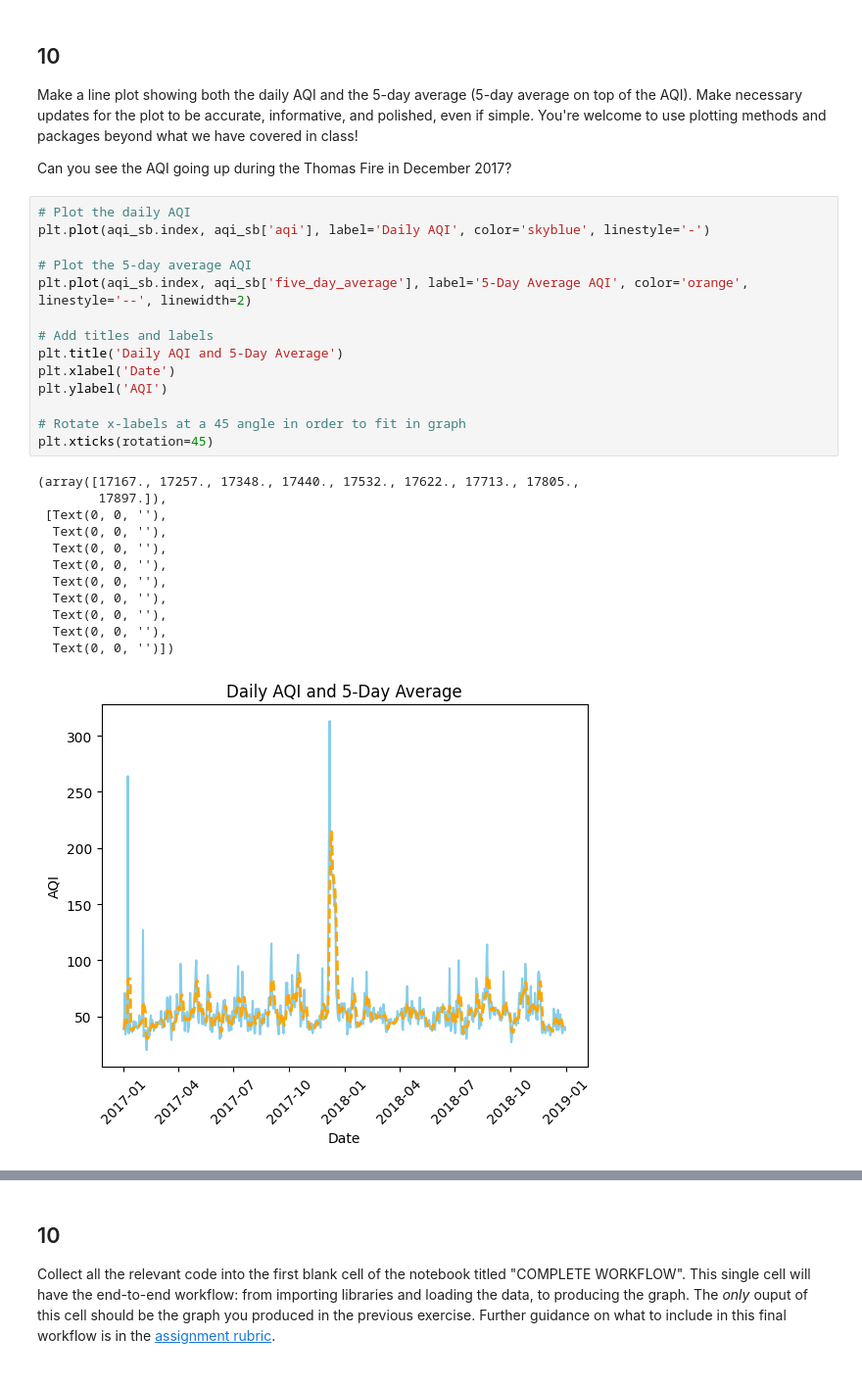
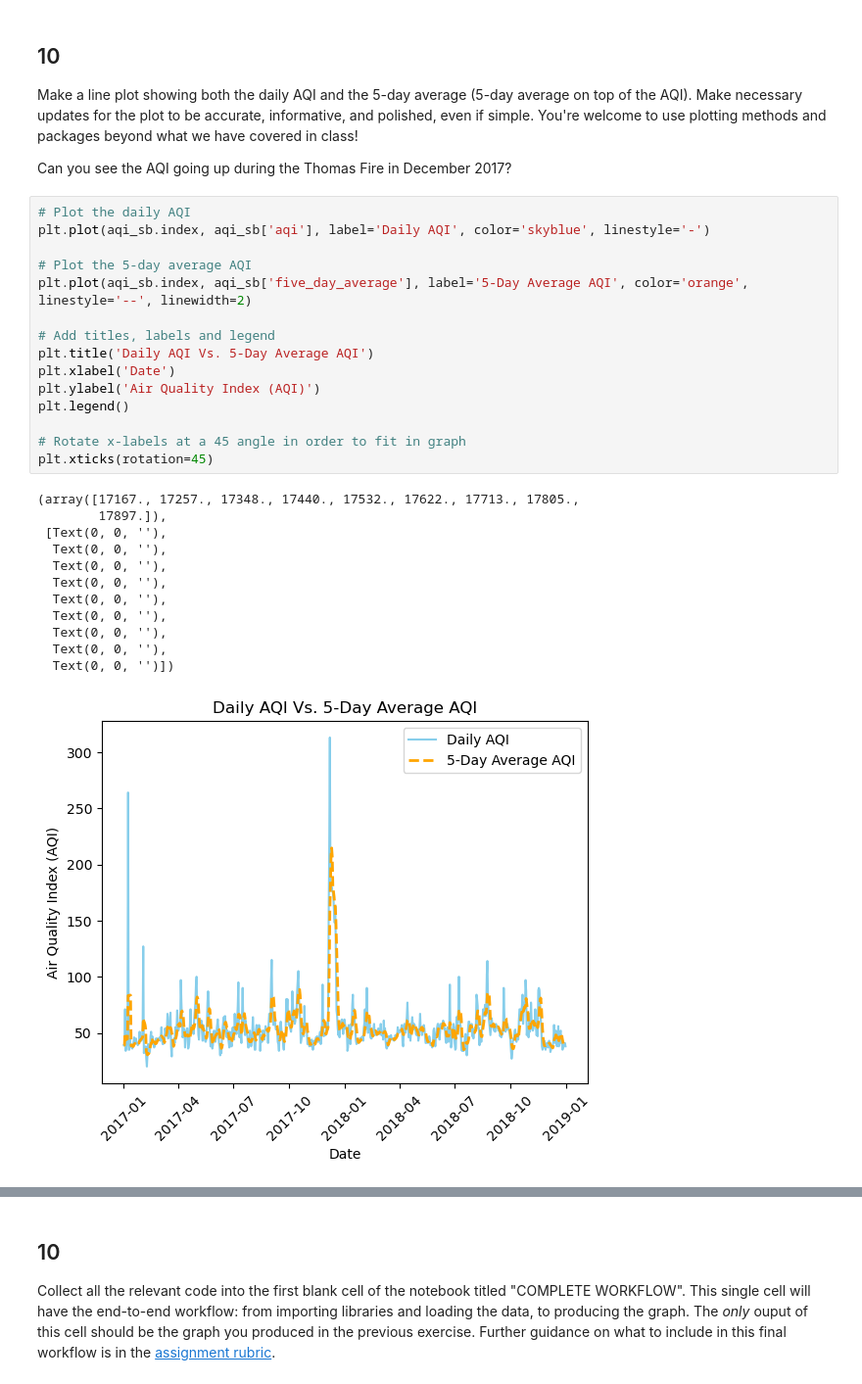
Before and after one commit to kpaya/eds220-hwk2, a Jupyter notebook: hwk2-task3-aqi-Paya.ipynb, the cells around one changed output, grey strips where cells are left out. Shown: that part at 98% size. Saved outputs shown, nothing was run; the diff lists cells and outputs as text.

```diff
--- a/hwk2-task3-aqi-Paya.ipynb
+++ b/hwk2-task3-aqi-Paya.ipynb
@@ -407,27 +527,28 @@ Can you see the AQI going up during the Thomas Fire in December 2017?
 # %%
 # Plot the daily AQI
 plt.plot(aqi_sb.index, aqi_sb['aqi'], label='Daily AQI', color='skyblue', linestyle='-')
 
 # Plot the 5-day average AQI
 plt.plot(aqi_sb.index, aqi_sb['five_day_average'], label='5-Day Average AQI', color='orange', linestyle='--', linewidth=2)
 
-# Add titles and labels
-plt.title('Daily AQI and 5-Day Average')
+# Add titles, labels and legend
+plt.title('Daily AQI Vs. 5-Day Average AQI')
 plt.xlabel('Date')
-plt.ylabel('AQI')
+plt.ylabel('Air Quality Index (AQI)')
+plt.legend()
 
 # Rotate x-labels at a 45 angle in order to fit in graph
 plt.xticks(rotation=45)
 # %% [output]
 (array([17167., 17257., 17348., 17440., 17532., 17622., 17713., 17805.,
         17897.]),
  [Text(0, 0, ''),
   Text(0, 0, ''),
   Text(0, 0, ''),
   Text(0, 0, ''),
   Text(0, 0, ''),
   Text(0, 0, ''),
   Text(0, 0, ''),
   Text(0, 0, ''),
   Text(0, 0, '')])
-[figure, old version]
+[figure, new version]
```
Also changed, not shown: parts of 13 cells of this notebook, 2 other files.
